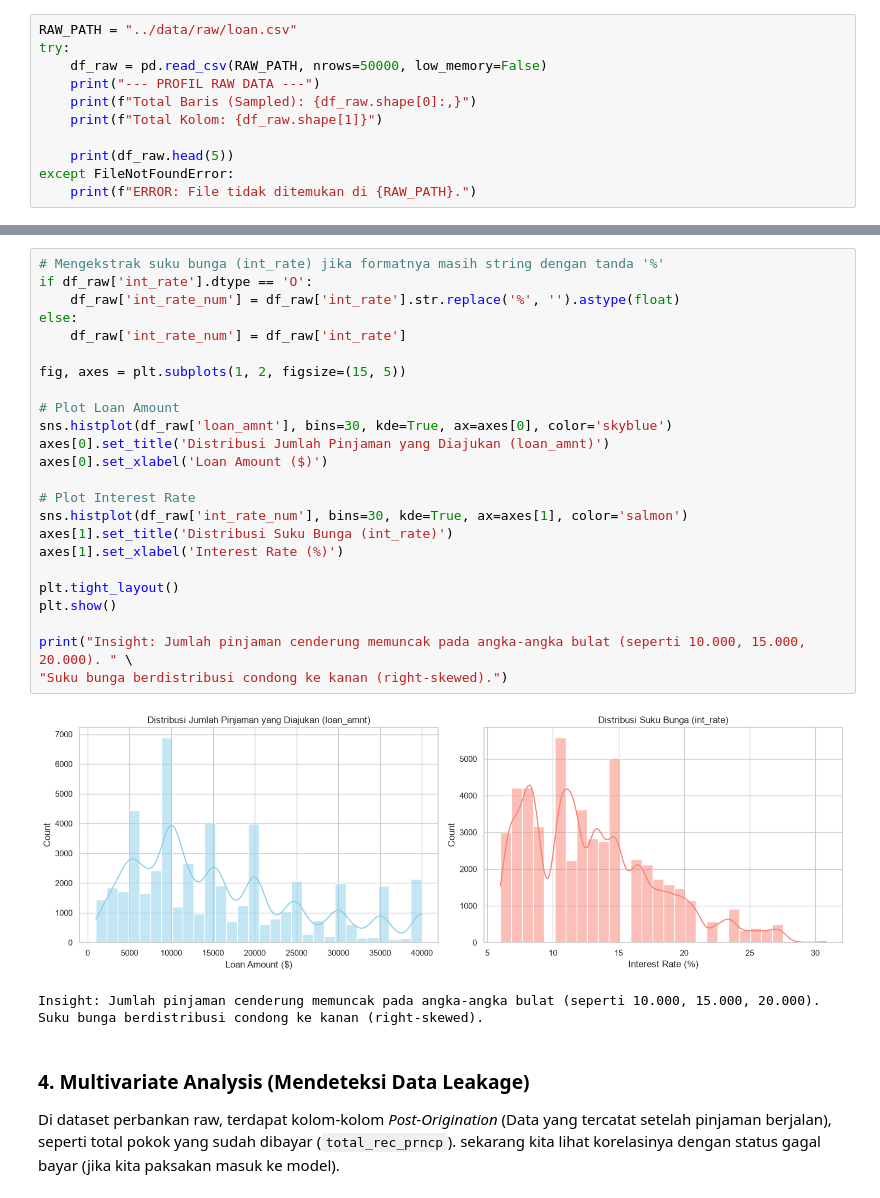
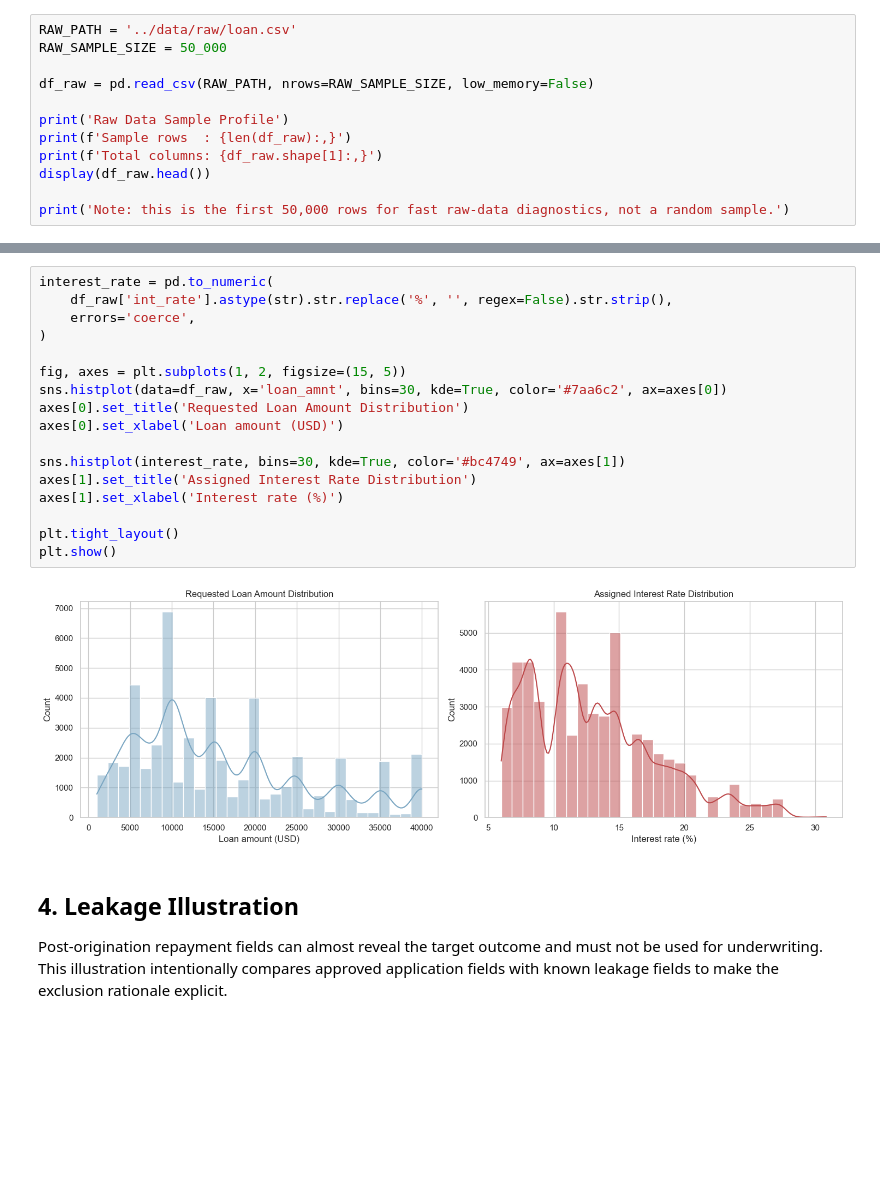
Before and after one commit to axelsanjiro/Credit-Scoring-and-Risk-Analytics, a Jupyter notebook: notebooks/eda_analysis.ipynb, the cells around one changed output, grey strips where cells are left out. Cells and saved outputs as stored; diff of their text form; blank space fills up the shorter version.

```diff
--- a/notebooks/eda_analysis.ipynb
+++ b/notebooks/eda_analysis.ipynb
@@ -10,13 +8,14 @@ sns.set_theme(style="whitegrid")
 plt.rcParams['figure.figsize'] = (10, 6)
 # %%
-RAW_PATH = "../data/raw/loan.csv"
-try:
-    df_raw = pd.read_csv(RAW_PATH, nrows=50000, low_memory=False)
-    print("--- PROFIL RAW DATA ---")
-    print(f"Total Baris (Sampled): {df_raw.shape[0]:,}")
-    print(f"Total Kolom: {df_raw.shape[1]}")
+RAW_PATH = '../data/raw/loan.csv'
+RAW_SAMPLE_SIZE = 50_000
 
-    print(df_raw.head(5))
-except FileNotFoundError:
-    print(f"ERROR: File tidak ditemukan di {RAW_PATH}.")
+df_raw = pd.read_csv(RAW_PATH, nrows=RAW_SAMPLE_SIZE, low_memory=False)
+
+print('Raw Data Sample Profile')
+print(f'Sample rows  : {len(df_raw):,}')
+print(f'Total columns: {df_raw.shape[1]:,}')
+display(df_raw.head())
+
+print('Note: this is the first 50,000 rows for fast raw-data diagnostics, not a random sample.')
 # %% [output]
@@ -98,32 +110,24 @@ kita lihat distribusi beberapa kolom numerik yang kelihatannya aman (tidak banya
 # %%
-# Mengekstrak suku bunga (int_rate) jika formatnya masih string dengan tanda '%'
-if df_raw['int_rate'].dtype == 'O':
-    df_raw['int_rate_num'] = df_raw['int_rate'].str.replace('%', '').astype(float)
-else:
-    df_raw['int_rate_num'] = df_raw['int_rate']
+interest_rate = pd.to_numeric(
+    df_raw['int_rate'].astype(str).str.replace('%', '', regex=False).str.strip(),
+    errors='coerce',
+)
 
 fig, axes = plt.subplots(1, 2, figsize=(15, 5))
+sns.histplot(data=df_raw, x='loan_amnt', bins=30, kde=True, color='#7aa6c2', ax=axes[0])
+axes[0].set_title('Requested Loan Amount Distribution')
+axes[0].set_xlabel('Loan amount (USD)')
 
-# Plot Loan Amount
-sns.histplot(df_raw['loan_amnt'], bins=30, kde=True, ax=axes[0], color='skyblue')
-axes[0].set_title('Distribusi Jumlah Pinjaman yang Diajukan (loan_amnt)')
-axes[0].set_xlabel('Loan Amount ($)')
-
-# Plot Interest Rate
-sns.histplot(df_raw['int_rate_num'], bins=30, kde=True, ax=axes[1], color='salmon')
-axes[1].set_title('Distribusi Suku Bunga (int_rate)')
-axes[1].set_xlabel('Interest Rate (%)')
+sns.histplot(interest_rate, bins=30, kde=True, color='#bc4749', ax=axes[1])
+axes[1].set_title('Assigned Interest Rate Distribution')
+axes[1].set_xlabel('Interest rate (%)')
 
 plt.tight_layout()
 plt.show()
-
-print("Insight: Jumlah pinjaman cenderung memuncak pada angka-angka bulat (seperti 10.000, 15.000, 20.000). " \
-"Suku bunga berdistribusi condong ke kanan (right-skewed).")
 # %% [output]
-[figure, old version]
+[figure, new version]
-Insight: Jumlah pinjaman cenderung memuncak pada angka-angka bulat (seperti 10.000, 15.000, 20.000). Suku bunga berdistribusi condong ke kanan (right-skewed).
 # %% [markdown]
-### 4. Multivariate Analysis (Mendeteksi Data Leakage)
-Di dataset perbankan raw, terdapat kolom-kolom *Post-Origination* (Data yang tercatat setelah pinjaman berjalan), seperti total pokok yang sudah dibayar (`total_rec_prncp`).
-sekarang kita lihat korelasinya dengan status gagal bayar (jika kita paksakan masuk ke model).
+## 4. Leakage Illustration
+
+Post-origination repayment fields can almost reveal the target outcome and must not be used for underwriting. This illustration intentionally compares approved application fields with known leakage fields to make the exclusion rationale explicit.
 # %%
```
Also changed, not shown: parts of 21 cells of this notebook, 1 other file.
